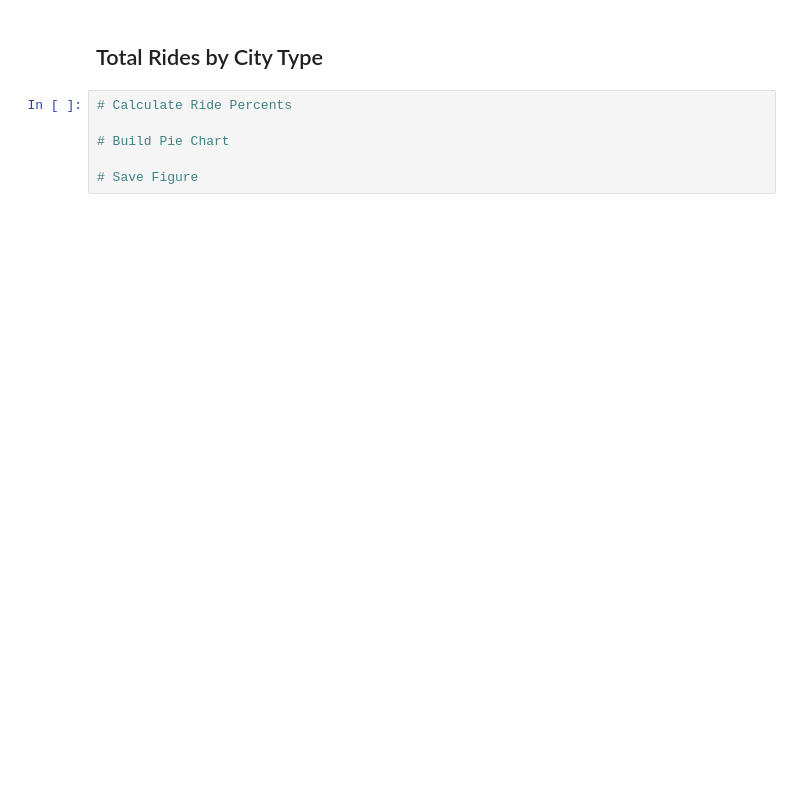
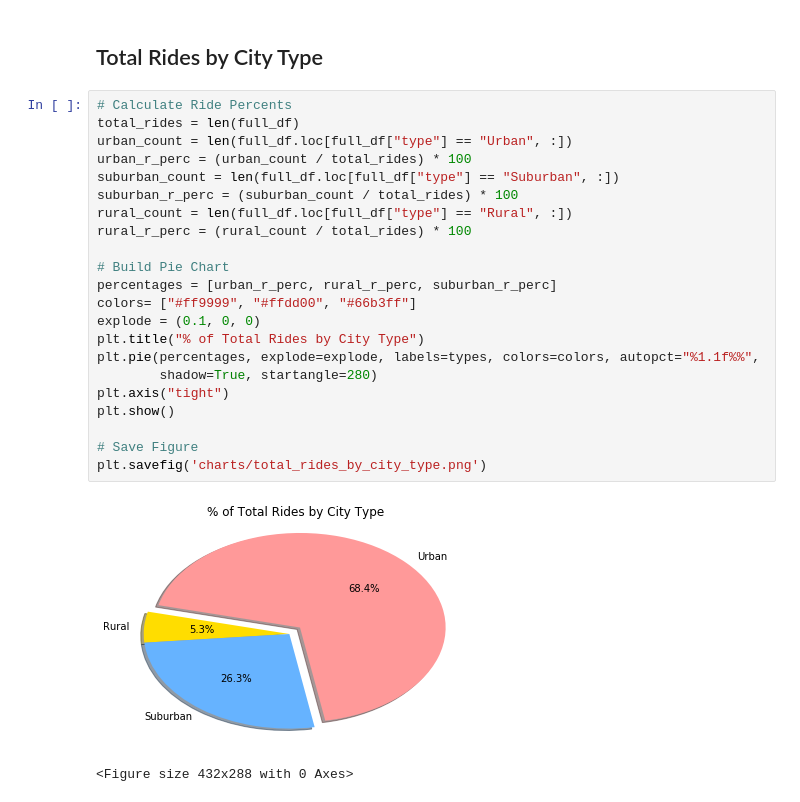
Before and after one commit to tduszyk/Pyber, a Jupyter notebook: pyber_starter.ipynb, the cells around one changed output. Saved outputs shown, nothing was run; the diff lists cells and outputs as text; blank space fills up the shorter version.

```diff
--- a/pyber_starter.ipynb
+++ b/pyber_starter.ipynb
@@ -68,8 +90,27 @@ plt.show()
 # %% [markdown]
 ## Total Rides by City Type
-# %%
-# Calculate Ride Percents
-
-# Build Pie Chart
-
-# Save Figure
+# %%
+# Calculate Ride Percents
+total_rides = len(full_df)
+urban_count = len(full_df.loc[full_df["type"] == "Urban", :])
+urban_r_perc = (urban_count / total_rides) * 100
+suburban_count = len(full_df.loc[full_df["type"] == "Suburban", :])
+suburban_r_perc = (suburban_count / total_rides) * 100
+rural_count = len(full_df.loc[full_df["type"] == "Rural", :])
+rural_r_perc = (rural_count / total_rides) * 100
+
+# Build Pie Chart
+percentages = [urban_r_perc, rural_r_perc, suburban_r_perc]
+colors= ["#ff9999", "#ffdd00", "#66b3ff"]
+explode = (0.1, 0, 0)
+plt.title("% of Total Rides by City Type")
+plt.pie(percentages, explode=explode, labels=types, colors=colors, autopct="%1.1f%%",
+        shadow=True, startangle=280)
+plt.axis("tight")
+plt.show()
+
+# Save Figure
+plt.savefig('charts/total_rides_by_city_type.png')
+# %% [output]
+[figure, added]
+<Figure size 432x288 with 0 Axes>
```
Also changed, not shown: parts of 12 cells of this notebook.
